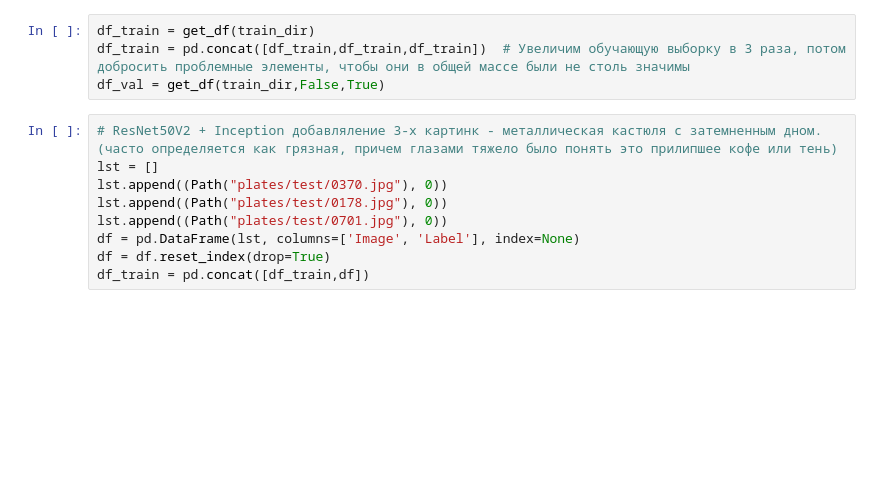
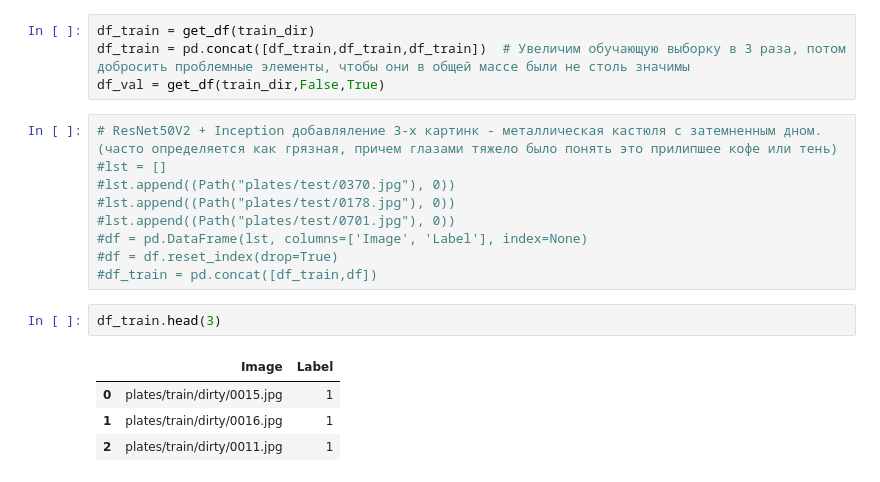
Before and after one commit to emakhankov/stepik_samsung_computer_vision, a Jupyter notebook: stepik_samsung_computer_vision_version_3.ipynb, the cells around one changed output. Saved outputs shown, nothing was run; the diff lists cells and outputs as text; blank space fills up the shorter version.

```diff
--- a/stepik_samsung_computer_vision_version_3.ipynb
+++ b/stepik_samsung_computer_vision_version_3.ipynb
@@ -84,10 +131,17 @@ df_train = pd.concat([df_train,df_train,df_train])  # Увеличим обуч
 df_val = get_df(train_dir,False,True)
 # %%
 # ResNet50V2 + Inception добавляление 3-х картинк - металлическая кастюля с затемненным дном. (часто определяется как грязная, причем глазами тяжело было понять это прилипшее кофе или тень)
-lst = []
-lst.append((Path("plates/test/0370.jpg"), 0))
-lst.append((Path("plates/test/0178.jpg"), 0))
-lst.append((Path("plates/test/0701.jpg"), 0))
-df = pd.DataFrame(lst, columns=['Image', 'Label'], index=None)
-df = df.reset_index(drop=True)
-df_train = pd.concat([df_train,df])
+#lst = []
+#lst.append((Path("plates/test/0370.jpg"), 0))
+#lst.append((Path("plates/test/0178.jpg"), 0))
+#lst.append((Path("plates/test/0701.jpg"), 0))
+#df = pd.DataFrame(lst, columns=['Image', 'Label'], index=None)
+#df = df.reset_index(drop=True)
+#df_train = pd.concat([df_train,df])
+# %%
+df_train.head(3)
+# %% [output]
+|  | Image | Label |
+| 0 | plates/train/dirty/0015.jpg | 1 |
+| 1 | plates/train/dirty/0016.jpg | 1 |
+| 2 | plates/train/dirty/0011.jpg | 1 |
```
Also changed, not shown: parts of 31 cells of this notebook.
